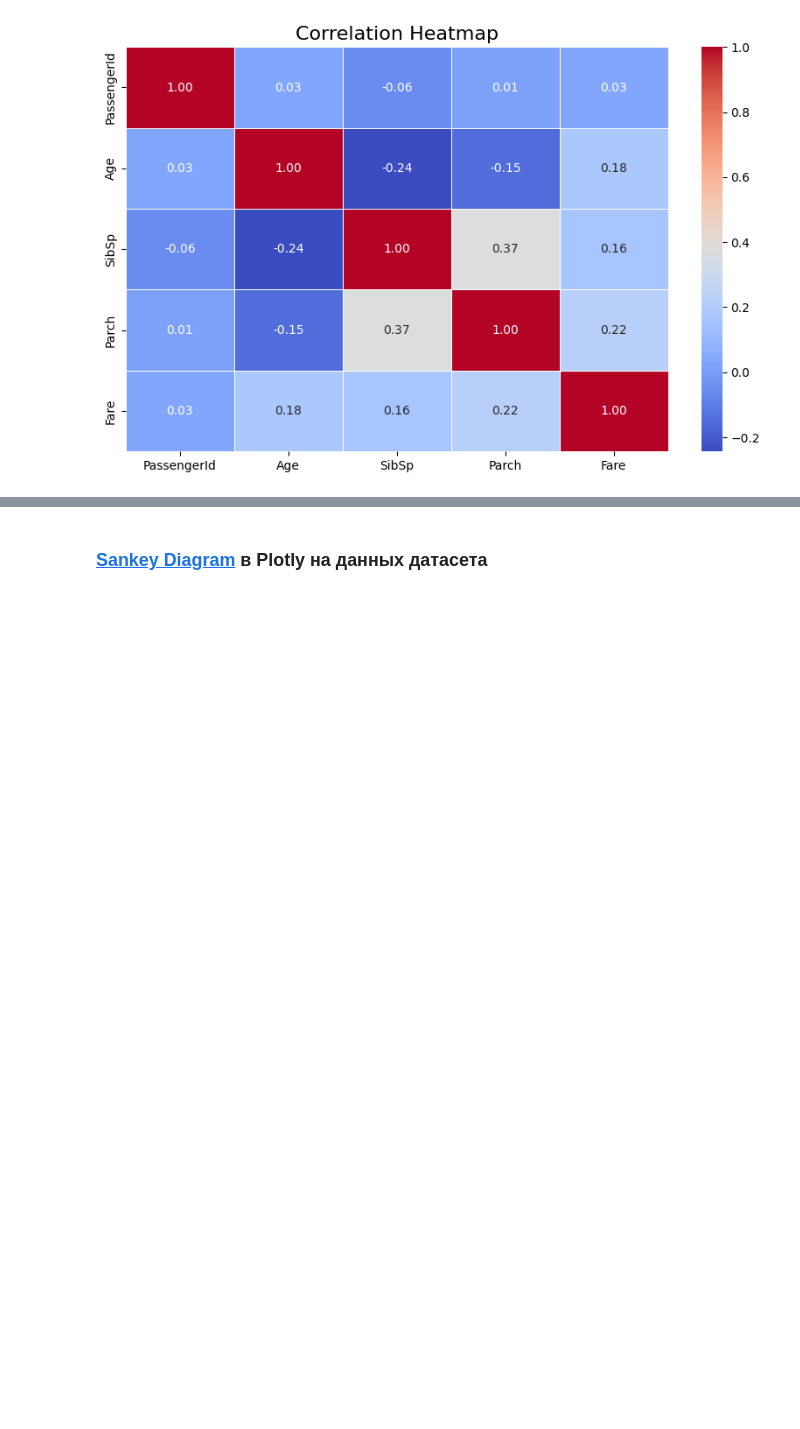
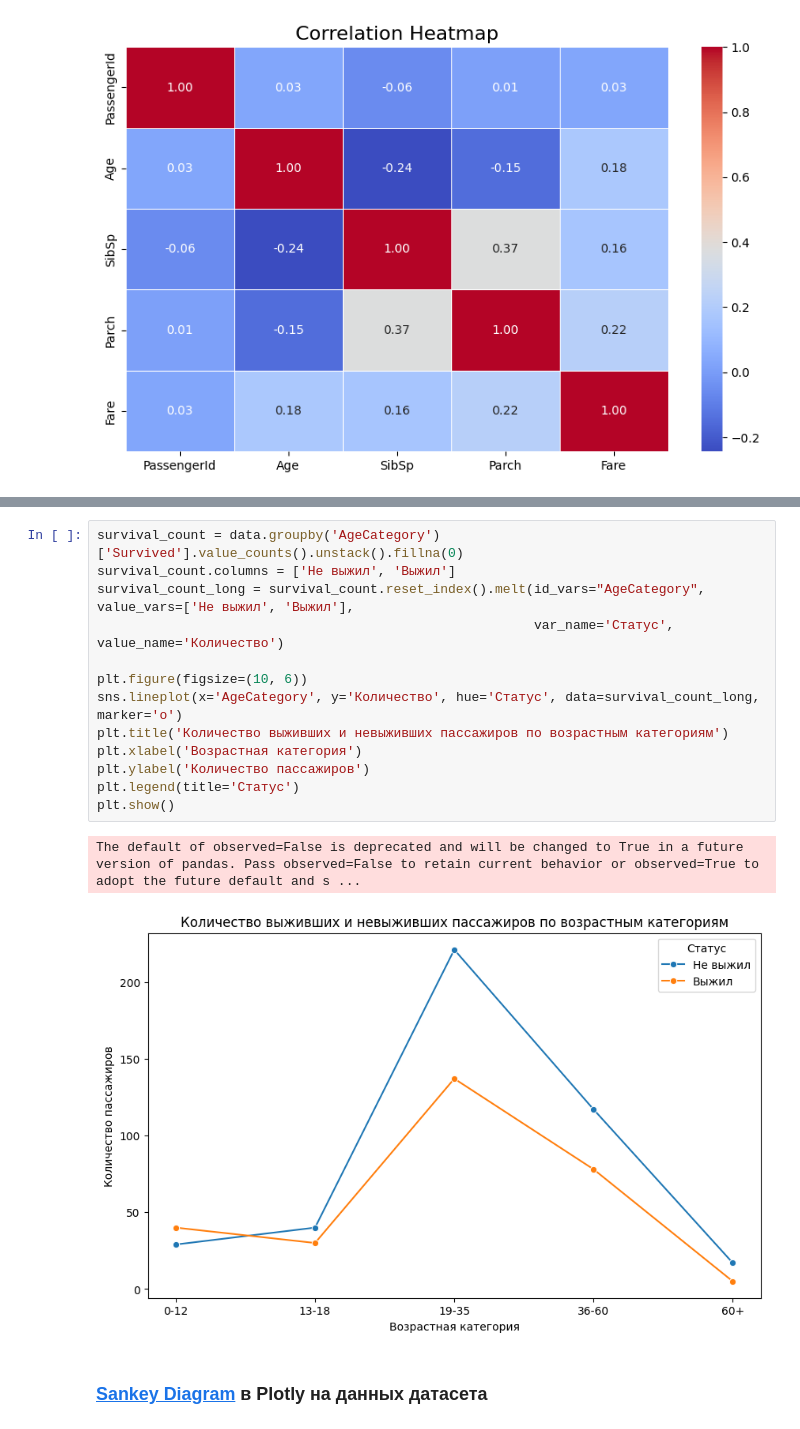
Before and after one commit to touge13/spbuPythonCourse, a Jupyter notebook: project/jupyter/jupyter.ipynb, the cells around one changed output, grey strips where cells are left out. Drawn from its saved outputs; the diff is of its cells as text; blank space fills up the shorter version.

```diff
--- a/project/jupyter/jupyter.ipynb
+++ b/project/jupyter/jupyter.ipynb
@@ -382,3 +412,19 @@ plt.show()
+# %%
+survival_count = data.groupby('AgeCategory')['Survived'].value_counts().unstack().fillna(0)
+survival_count.columns = ['Не выжил', 'Выжил']
+survival_count_long = survival_count.reset_index().melt(id_vars="AgeCategory", value_vars=['Не выжил', 'Выжил'],
+                                                        var_name='Статус', value_name='Количество')
+
+plt.figure(figsize=(10, 6))
+sns.lineplot(x='AgeCategory', y='Количество', hue='Статус', data=survival_count_long, marker='o')
+plt.title('Количество выживших и невыживших пассажиров по возрастным категориям')
+plt.xlabel('Возрастная категория')
+plt.ylabel('Количество пассажиров')
+plt.legend(title='Статус')
+plt.show()
+# %% [output]
+The default of observed=False is deprecated and will be changed to True in a future version of pandas. Pass observed=False to retain current behavior or observed=True to adopt the future default and s ...
+[figure, added]
 # %% [markdown]
 ### [Sankey Diagram](https://plotly.com/python/sankey-diagram/) в Plotly на данных датасета
 # %%
```
Also changed, not shown: parts of 7 cells of this notebook, 2 other files.
